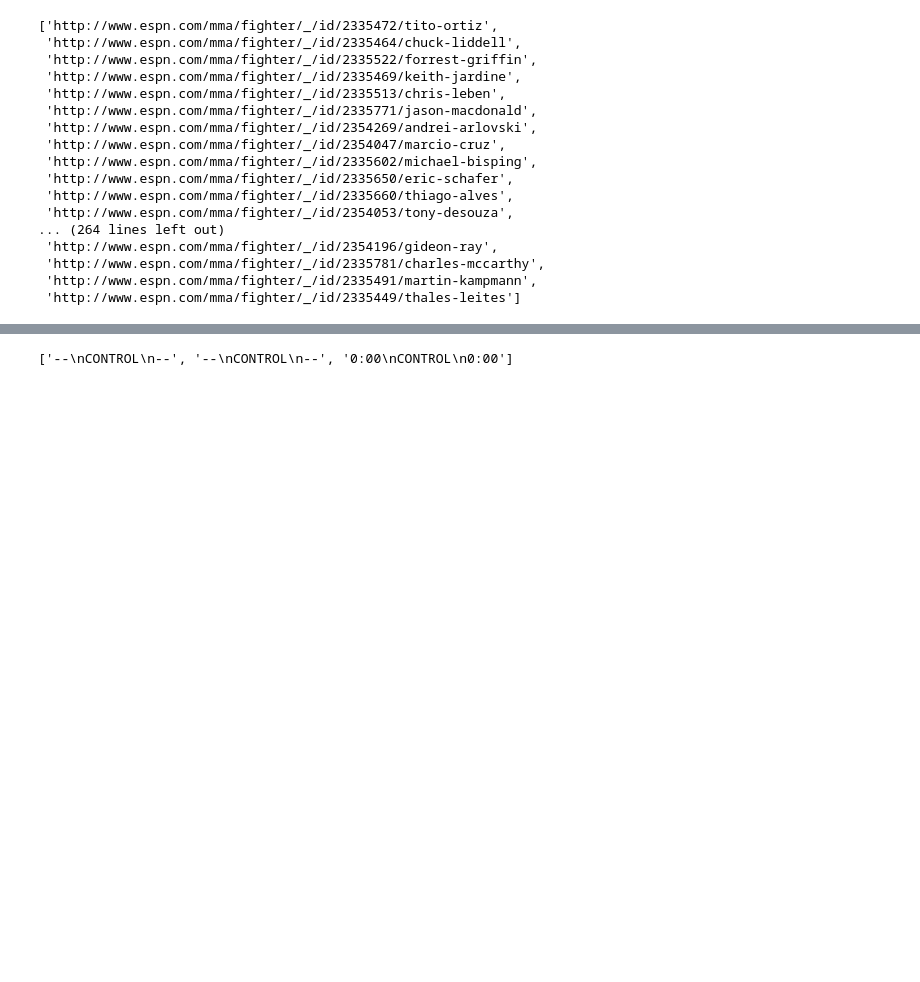
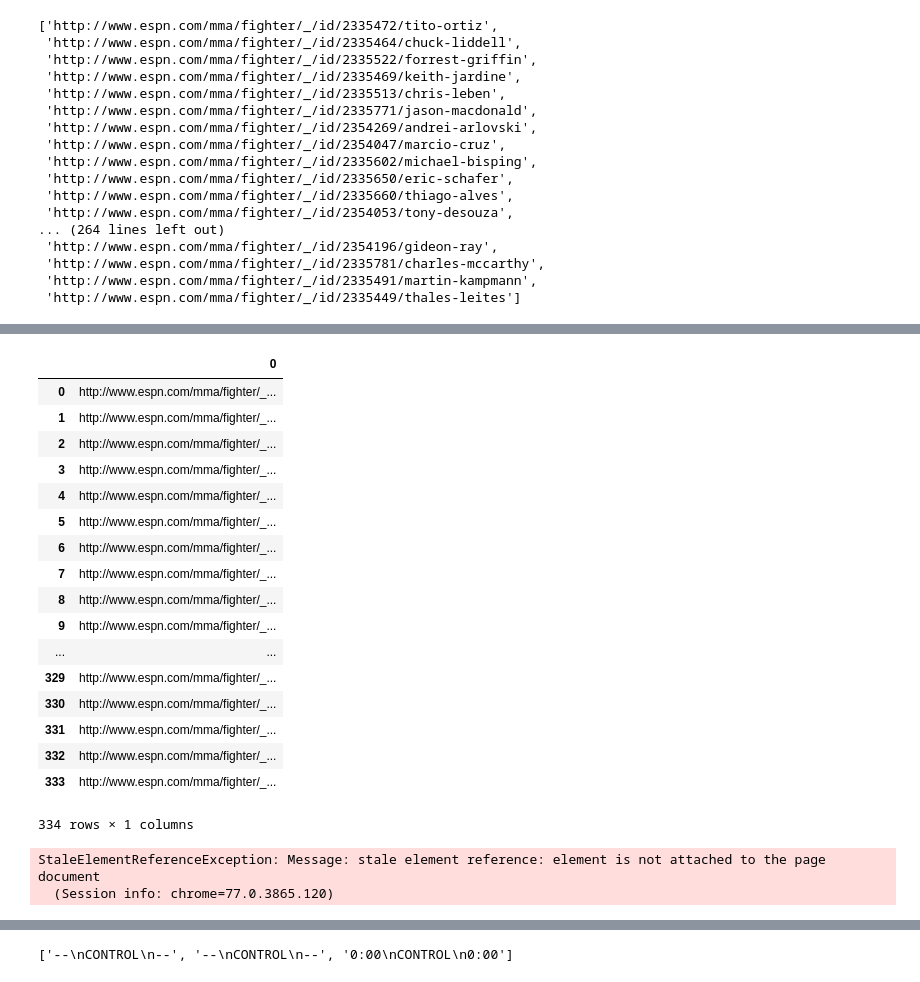
Before and after one commit to hmnathel/UFC_predict, a Jupyter notebook: espn.ipynb, the cells around one changed output, grey strips where cells are left out. Drawn from its saved outputs; the diff is of its cells as text; code cells hidden in the pictures; blank space fills up the shorter version.

Commit message:
espn fighter urls

```diff
--- a/espn.ipynb
+++ b/espn.ipynb
@@ -233,3 +234,17 @@ fighterlinks
  'http://www.espn.com/mma/fighter/_/id/2335781/charles-mccarthy',
  'http://www.espn.com/mma/fighter/_/id/2335491/martin-kampmann',
  'http://www.espn.com/mma/fighter/_/id/2335449/thales-leites']
+# %%
+# this is the code for the rest of 2006
+fighterlinks2 = []
+for i in year[0:1]:
+    driver.get('https://www.espn.com/mma/fightcenter/_/league/ufc/year/{}'.format(i))
+    for element in driver.find_elements_by_css_selector('option[data-url]')[-3:]:
+        element.click()
+        time.sleep(.4)
+        accords = []
+        for b in driver.find_elements_by_tag_name('div.AccordionPanel.mb4')[1:]:
+            b.click()
+            time.sleep(.4)
+        for a in driver.find_elements_by_tag_name('a.AnchorLink.db.h9'):
+            fighterlinks2.append(a.get_attribute('href'))
@@ -235,0 +275,23 @@ fighterlinks
+# %%
+espn_fighters06 = fighterlinks + fighterlinks2
+espn2006fighters = pd.DataFrame(espn_fighters06)
+espn2006fighters
+# %% [output]
+|  | 0 |
+| 0 | http://www.espn.com/mma/fighter/_... |
+| 1 | http://www.espn.com/mma/fighter/_... |
+| 2 | http://www.espn.com/mma/fighter/_... |
+| 3 | http://www.espn.com/mma/fighter/_... |
+| 4 | http://www.espn.com/mma/fighter/_... |
+| 5 | http://www.espn.com/mma/fighter/_... |
+| 6 | http://www.espn.com/mma/fighter/_... |
+| 7 | http://www.espn.com/mma/fighter/_... |
+| 8 | http://www.espn.com/mma/fighter/_... |
+| 9 | http://www.espn.com/mma/fighter/_... |
+| ... | ... |
+| 329 | http://www.espn.com/mma/fighter/_... |
+| 330 | http://www.espn.com/mma/fighter/_... |
+| 331 | http://www.espn.com/mma/fighter/_... |
+| 332 | http://www.espn.com/mma/fighter/_... |
+| 333 | http://www.espn.com/mma/fighter/_... |
+334 rows × 1 columns
@@ -235,0 +300,17 @@ fighterlinks
+# %%
+# this is the code for 2007
+fighterlinks07 = []
+for i in year[1:2]:
+    driver.get('https://www.espn.com/mma/fightcenter/_/league/ufc/year/{}'.format(i))
+    for element in driver.find_elements_by_css_selector('option[data-url]')[28:]:
+        element.click()
+        time.sleep(.4)
+        accords = []
+        for b in driver.find_elements_by_tag_name('div.AccordionPanel.mb4')[1:]:
+            b.click()
+            time.sleep(.4)
+        for a in driver.find_elements_by_tag_name('a.AnchorLink.db.h9'):
+            fighterlinks07.append(a.get_attribute('href'))
+# %% [output]
+StaleElementReferenceException: Message: stale element reference: element is not attached to the page document
+  (Session info: chrome=77.0.3865.120)
```
Also changed, not shown: parts of 211 cells of this notebook, 12 other files.
